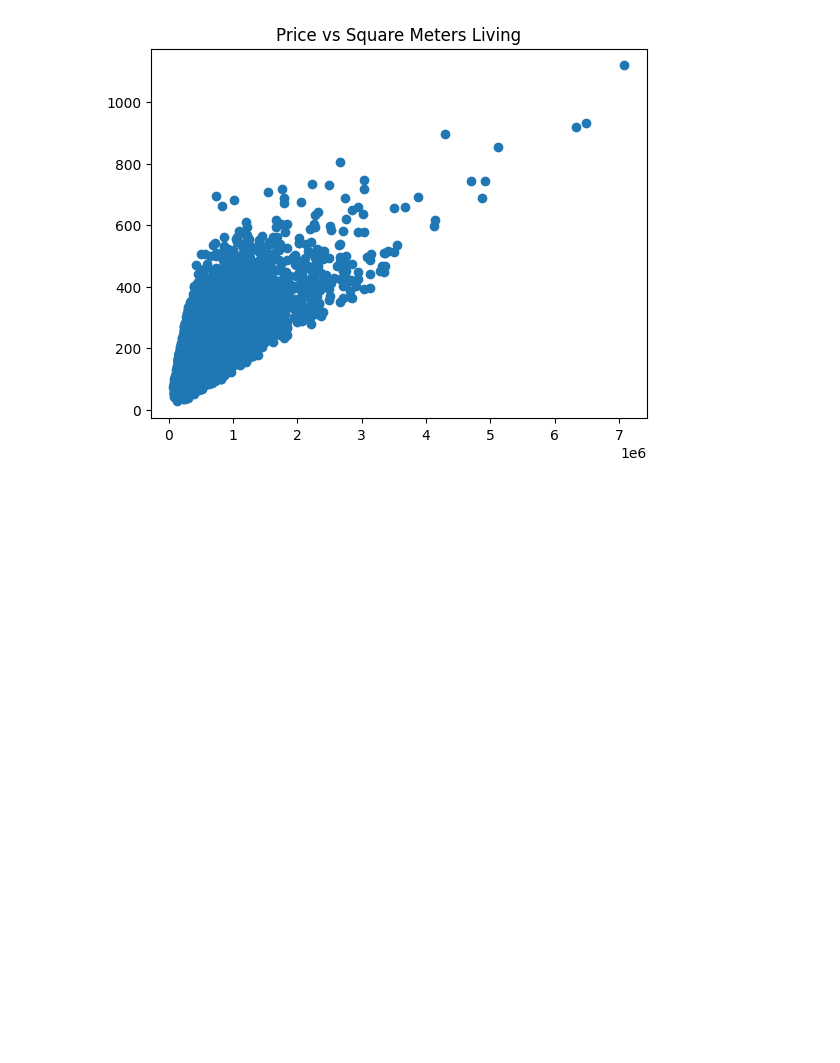
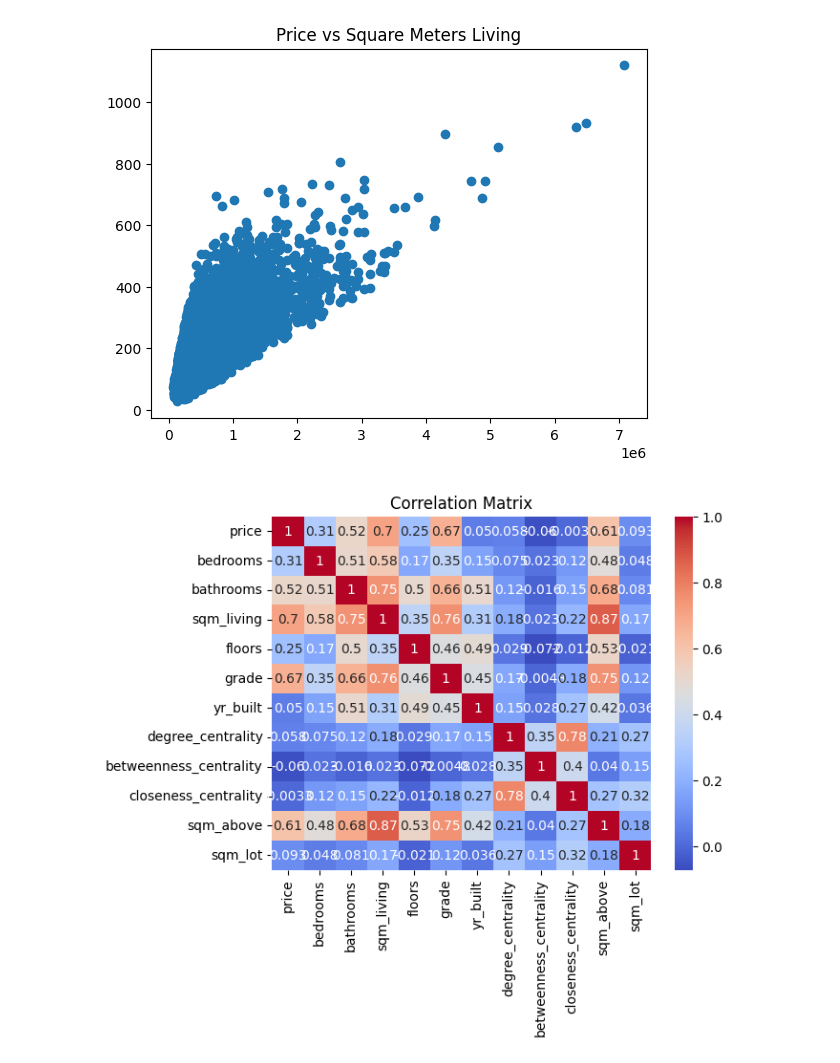
Before and after one commit to peleemanuel/IC, a Jupyter notebook: notebooks/data_review.ipynb, the cells around one changed output. Drawn from its saved outputs; the diff is of its cells as text; code cells hidden in the pictures; blank space fills up the shorter version.

```diff
--- a/notebooks/data_review.ipynb
+++ b/notebooks/data_review.ipynb
@@ -70,3 +70,24 @@ plt.title("Price vs Square Meters Living")
 # %% [output]
 Text(0.5, 1.0, 'Price vs Square Meters Living')
 [figure]
+# %%
+import pandas as pd
+import seaborn as sns
+import matplotlib.pyplot as plt
+
+# Load your data from a file (replace 'your_data.csv' with your actual data file)
+data = pd.read_csv('../data/final_dataset_1.csv')
+
+# Drop the unnecessary columns
+data = data.drop([ 'density', 'yr_renovated',
+              'sqm_basement', 'avg_degree','condition'], axis=1)
+
+# Compute the correlation matrix
+correlation_matrix = data.corr()
+
+# Generate and display the heatmap
+sns.heatmap(correlation_matrix, annot=True, cmap="coolwarm")
+plt.title("Correlation Matrix")
+plt.show()
+# %% [output]
+[figure, added]
```
Also changed, not shown: 4 other files.
